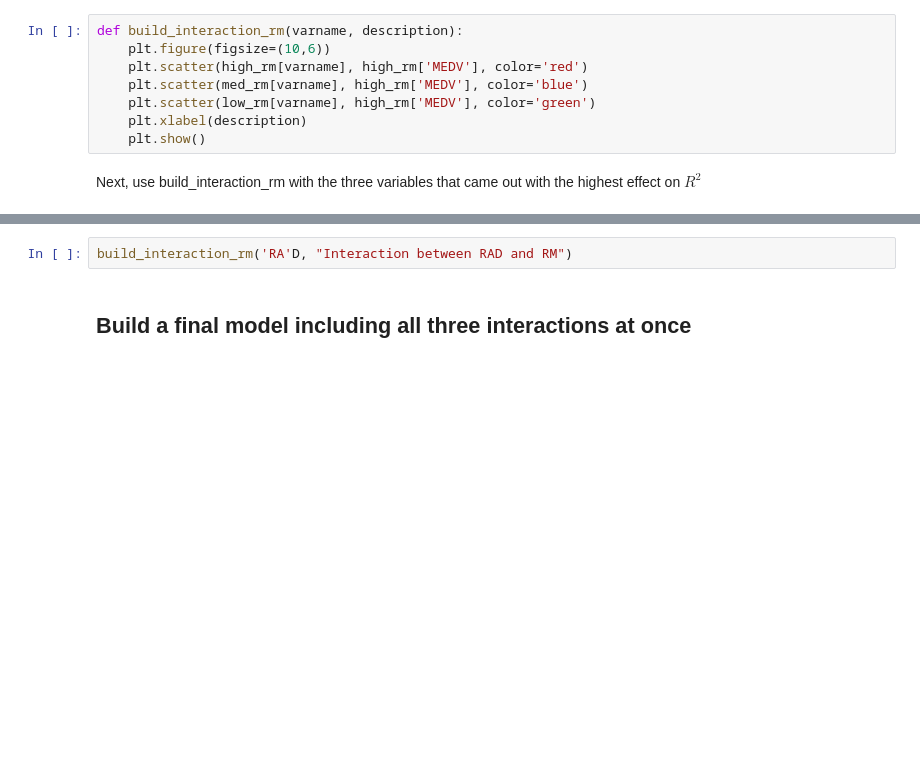
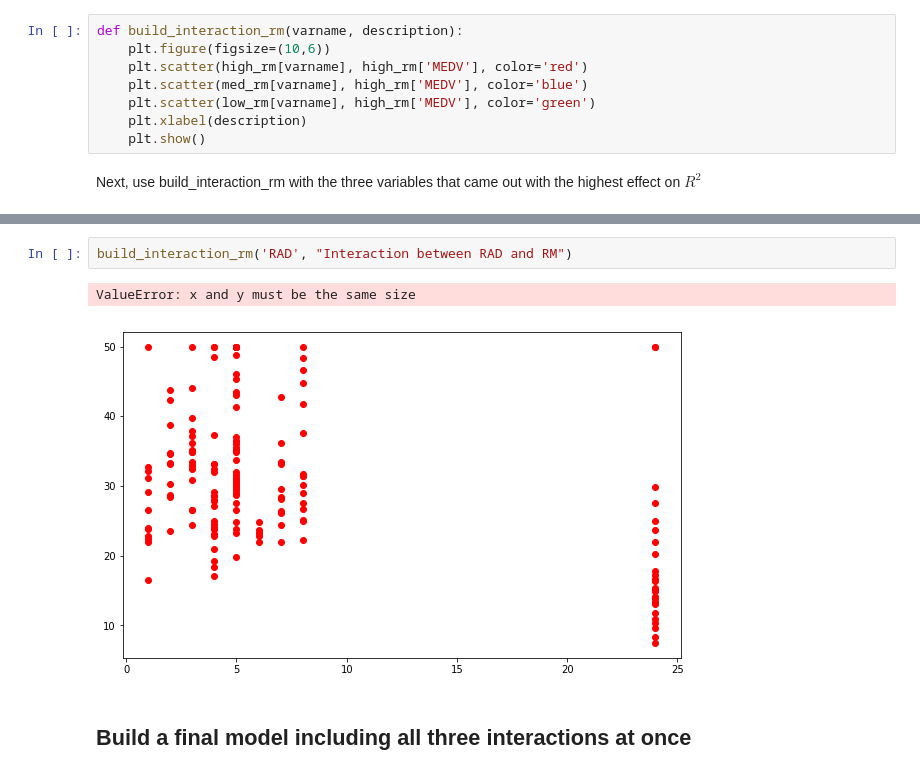
Before and after one commit to kathrinv/dsc-interaction-terms-lab-nyc-ds-082619, a Jupyter notebook: index.ipynb, the cells around one changed output, grey strips where cells are left out. Drawn from its saved outputs; the diff is of its cells as text; blank space fills up the shorter version.

```diff
--- a/index.ipynb
+++ b/index.ipynb
@@ -139,5 +141,8 @@ NameError: name 'TAX' is not defined
 # %%
-build_interaction_rm('RA'D, "Interaction between RAD and RM")
+build_interaction_rm('RAD', "Interaction between RAD and RM")
+# %% [output]
+ValueError: x and y must be the same size
+[figure, added]
 # %% [markdown]
 ## Build a final model including all three interactions at once
 # %% [markdown]
```
Also changed, not shown: parts of 2 cells of this notebook.
